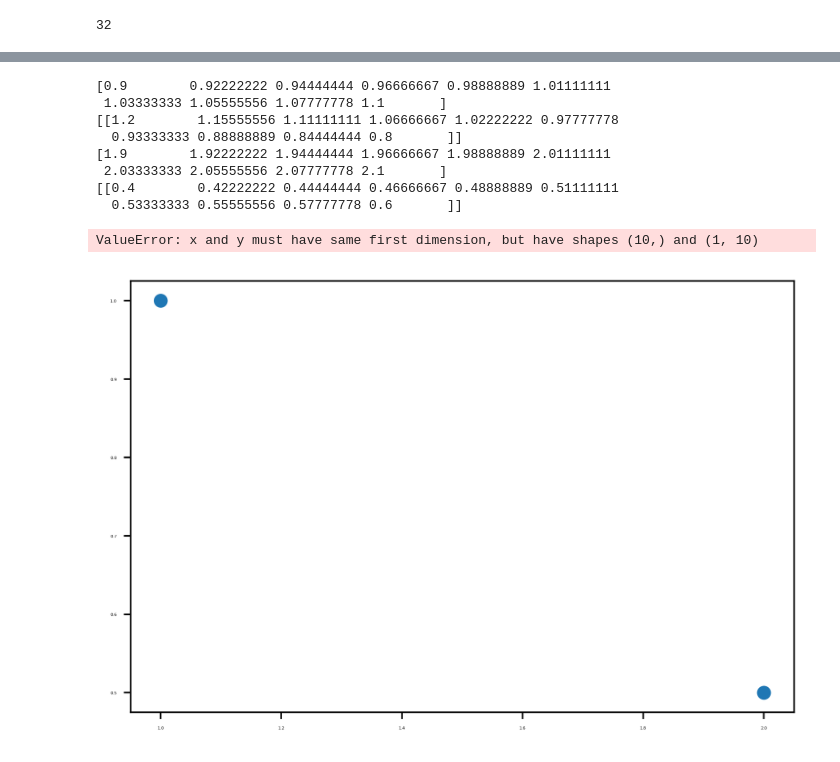
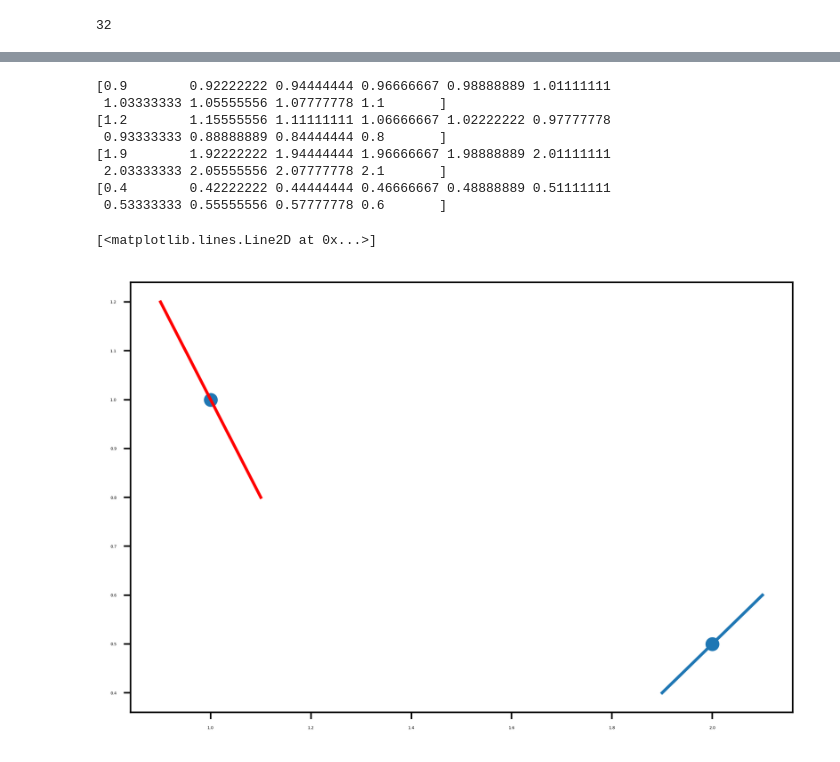
Before and after one commit to radioaktivity/plow, a Jupyter notebook: example_fipy.ipynb, the cells around one changed output, grey strips where cells are left out. Cells and saved outputs as stored; diff of their text form; code cells hidden in the pictures.

```diff
--- a/example_fipy.ipynb
+++ b/example_fipy.ipynb
@@ -86,24 +85,24 @@ print(b)
 # %%
 def get_tangent(x,y,dxdy, width=0.1):
     x_tan = np.linspace(x-width,x+width,10)
     print(x_tan)
     y_tan = dxdy*(x_tan - np.ones([1,10])[0]*x) + np.ones([1, 10])[0]*y
     print(y_tan)
     return [x_tan, y_tan]
 
 plt.scatter([1,2], [1,0.5])
 tan1 = get_tangent(1,1,-2)
 tan2 = get_tangent(2,0.5,1)
-plt.plot(tan1[0],tan1[1])
+plt.plot(tan1[0],tan1[1], 'r')
 plt.plot(tan2[0],tan2[1])
 # %% [output]
 [0.9        0.92222222 0.94444444 0.96666667 0.98888889 1.01111111
  1.03333333 1.05555556 1.07777778 1.1       ]
-[[1.2        1.15555556 1.11111111 1.06666667 1.02222222 0.97777778
-  0.93333333 0.88888889 0.84444444 0.8       ]]
+[1.2        1.15555556 1.11111111 1.06666667 1.02222222 0.97777778
+ 0.93333333 0.88888889 0.84444444 0.8       ]
 [1.9        1.92222222 1.94444444 1.96666667 1.98888889 2.01111111
  2.03333333 2.05555556 2.07777778 2.1       ]
-[[0.4        0.42222222 0.44444444 0.46666667 0.48888889 0.51111111
-  0.53333333 0.55555556 0.57777778 0.6       ]]
+[0.4        0.42222222 0.44444444 0.46666667 0.48888889 0.51111111
+ 0.53333333 0.55555556 0.57777778 0.6       ]
-ValueError: x and y must have same first dimension, but have shapes (10,) and (1, 10)
+[<matplotlib.lines.Line2D at 0x...>]
-[figure, old version]
+[figure, new version]
```
Also changed, not shown: parts of 3 cells of this notebook, 4 other files.
